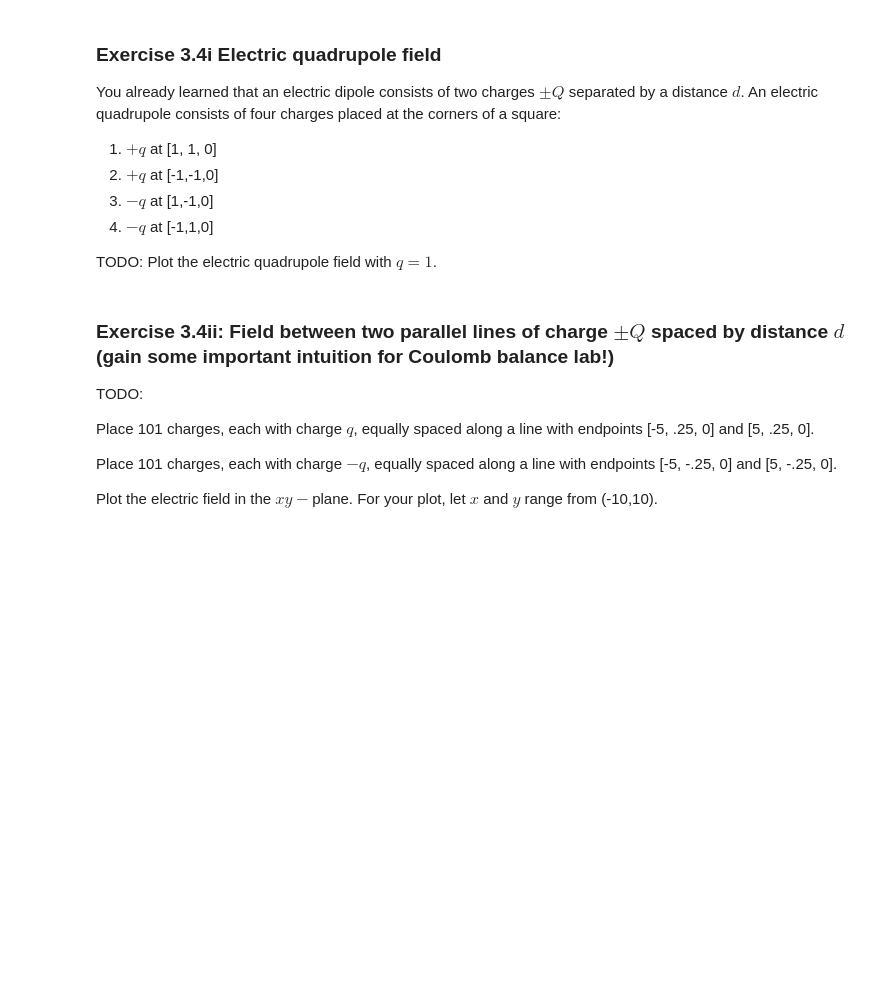
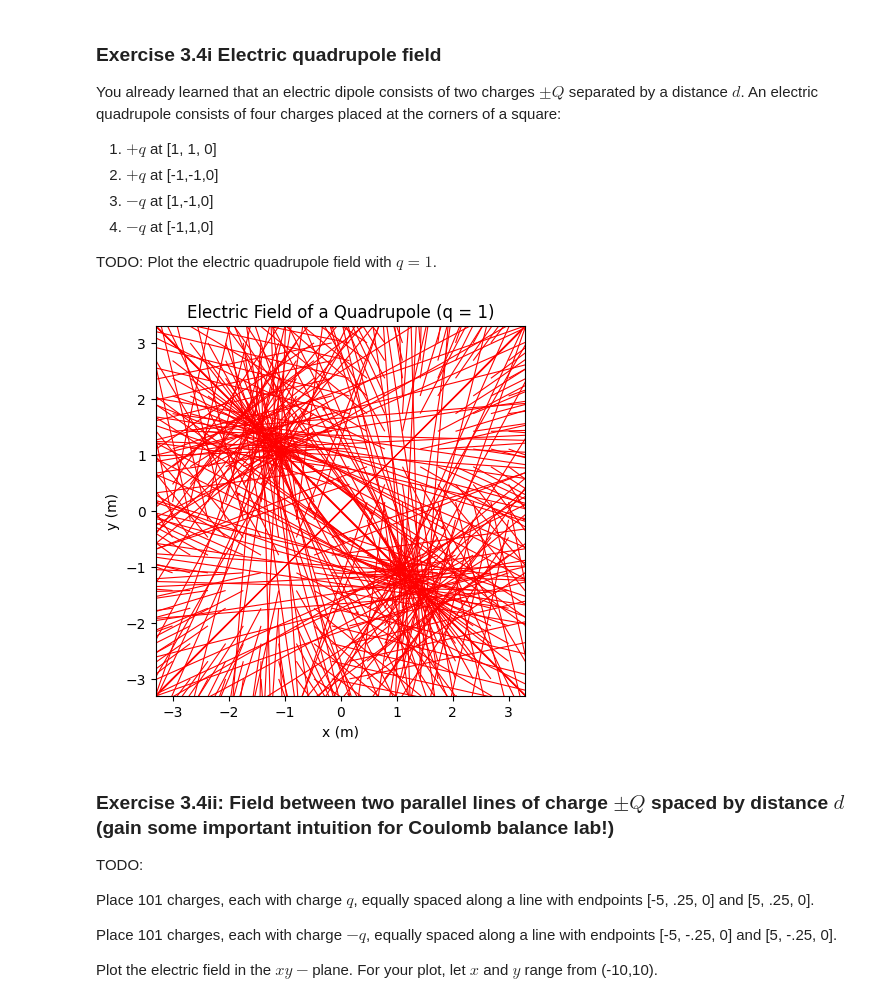
Before and after one commit to lilalitman/Assignment0LilaLitman, a Jupyter notebook: Lab0_IEPII_Spr25.ipynb, the cells around one changed output. Saved outputs shown, nothing was run; the diff lists cells and outputs as text; code cells hidden in the pictures; blank space fills up the shorter version.

```diff
--- a/Lab0_IEPII_Spr25.ipynb
+++ b/Lab0_IEPII_Spr25.ipynb
@@ -474,3 +472,17 @@ SyntaxError: incomplete input (<ipython-input-13-4afe8b719032>, line 32)
+# %%
+def computeTotalField(charges, field_points):
+
+    total_field_vectors = np.zeros_like(field_points, dtype=np.float64)  # Initialize array to store the total field vectors
+
+    # Loop through each point charge and compute its contribution to the field at each point
+    for charge in charges:
+        # Compute the electric field produced by this particular charge at all the field points
+        field_vectors = charge.computeField(field_points)
+
+        # Add the electric field vector from this charge to the total field
+        total_field_vectors += field_vectors
+
+    return total_field_vectors
 # %% [markdown]
 ## Exercise 3.4 Use your code
 Now that you've built a nice class, you can use it to make some fun plots with relatively little effort.
@@ -486,6 +498,91 @@ You already learned that an electric dipole consists of two charges $\pm Q$ sepa
 TODO: Plot the electric quadrupole field with $q = 1$.
 # %%
 computeTotalField(1,1,0)
+# %%
+class PointCharge:
+    def __init__(self, charge, position):
+        """
+        Initializes the point charge with a given charge and position.
+
+        :param charge: Magnitude of the charge (q)
+        :param position: Position of the charge as a numpy array [x, y, z]
+        """
+        self.charge = charge  # Magnitude of the charge (C)
+        self.position = np.array(position)  # Position of the charge [x, y, z] in meters
+
+    def computeField(self, field_points):
+        """
+        Computes the electric field produced by the point charge at various points in space.
+
+        :param field_points: A 2D array of points where the field is calculated, shape (n, 3)
+        :return: A numpy array with the electric field vectors at each point
+        """
+        k_e = 8.99e9  # Coulomb's constant in N·m^2/C^2
+        field_vectors = []
+
+        for point in field_points:
+            point = np.array(point)
+            r_vec = point - self.position  # Vector from charge to point of interest
+            r_mag = np.linalg.norm(r_vec)  # Magnitude of the distance between the charge and the point
+
+            if r_mag == 0:  # Handle the singularity at the charge location
+                field_vectors.append(np.array([0, 0, 0]))
+            else:
+                # Electric field vector
+                E = k_e * self.charge / r_mag**3 * r_vec
+                field_vectors.append(E)
+
+        return np.array(field_vectors)
+
+
+def computeTotalField(charges, field_points):
+    """
+    Computes the total electric field produced by a list of point charges at various points in space.
+
+    :param charges: A list of PointCharge objects
+    :param field_points: A 2D array of points where the field is calculated, shape (n, 3)
+    :return: A numpy array with the total electric field vectors at each point
+    """
+    total_field_vectors = np.zeros_like(field_points, dtype=np.float64)  # Initialize array to store the total field vectors
+
+    # Loop through each point charge and compute its contribution to the field at each point
+    for charge in charges:
+        # Compute the electric field produced by this particular charge at all the field points
+        field_vectors = charge.computeField(field_points)
+
+        # Add the electric field vector from this charge to the total field
+        total_field_vectors += field_vectors
+
+    return total_field_vectors
+
+
+# Define the quadrupole charges (q = 1)
+q = 1  # Magnitude of charge
+charges = [
+    PointCharge(q, [1, 1, 0]),    # +q at [1, 1, 0]
+    PointCharge(q, [-1, -1, 0]),  # +q at [-1, -1, 0]
+    PointCharge(-q, [1, -1, 0]),  # -q at [1, -1, 0]
+    PointCharge(-q, [-1, 1, 0])   # -q at [-1, 1, 0]
+]
+
+# Define the field points where we want to calculate the total field
+x_vals = np.linspace(-3, 3, 20)  # x range
+y_vals = np.linspace(-3, 3, 20)  # y range
+field_points = np.array([[x, y, 0] for x in x_vals for y in y_vals])
+
+# Compute the total electric field at these points
+total_field = computeTotalField(charges, field_points)
+
+# Plot the electric field
+fig, ax = plt.subplots()
+ax.quiver(field_points[:, 0], field_points[:, 1], total_field[:, 0], total_field[:, 1], scale=1e9, color='r')
+ax.set_title("Electric Field of a Quadrupole (q = 1)")
+ax.set_xlabel("x (m)")
+ax.set_ylabel("y (m)")
+ax.set_aspect('equal')
+plt.show()
+# %% [output]
+[figure, added]
 # %% [markdown]
 ### Exercise 3.4ii: Field between two parallel lines of charge $\pm Q$ spaced by distance $d$ (gain some important intuition for Coulomb balance lab!)
 
```
Also changed, not shown: parts of 5 cells of this notebook.
